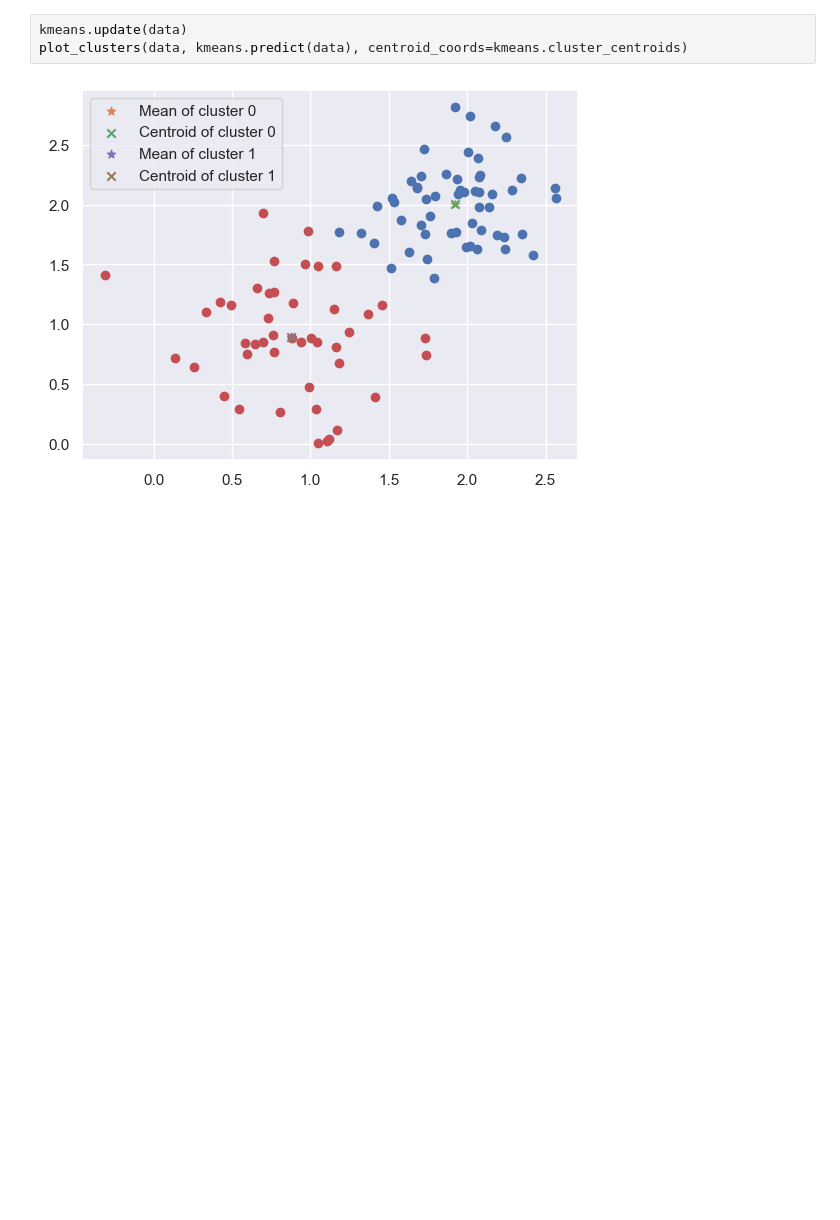
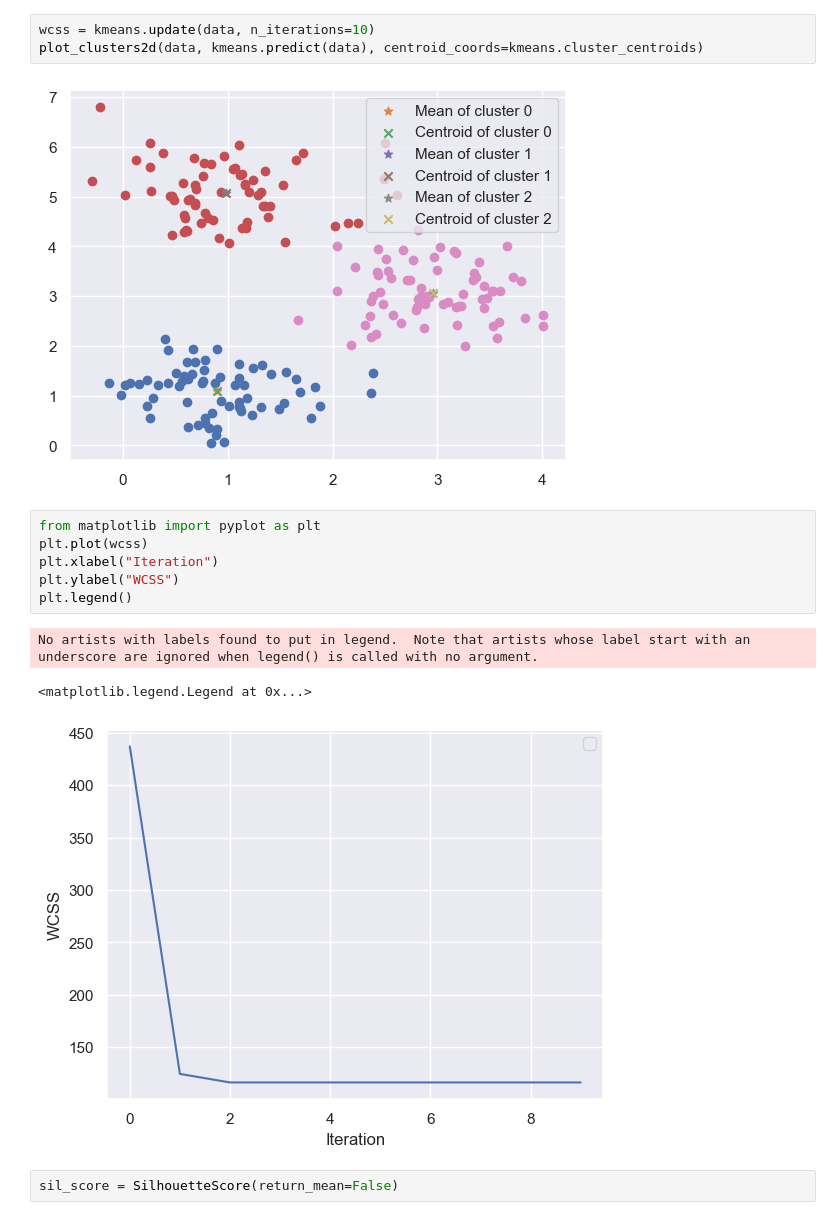
Before and after one commit to djvaroli/kernel-zero, a Jupyter notebook: ml/unsupervised/kmeans/kmeans.ipynb, the cells around one changed output. Saved outputs shown, nothing was run; the diff lists cells and outputs as text; blank space fills up the shorter version.

```diff
--- a/ml/unsupervised/kmeans/kmeans.ipynb
+++ b/ml/unsupervised/kmeans/kmeans.ipynb
@@ -46,5 +51,17 @@ plot_clusters(data, kmeans.predict(data), centroid_coords=kmeans.cluster_centroi
 # %%
-kmeans.update(data)
-plot_clusters(data, kmeans.predict(data), centroid_coords=kmeans.cluster_centroids)
+wcss = kmeans.update(data, n_iterations=10)
+plot_clusters2d(data, kmeans.predict(data), centroid_coords=kmeans.cluster_centroids)
 # %% [output]
-[figure, old version]
+[figure, new version]
+# %%
+from matplotlib import pyplot as plt
+plt.plot(wcss)
+plt.xlabel("Iteration")
+plt.ylabel("WCSS")
+plt.legend()
+# %% [output]
+No artists with labels found to put in legend.  Note that artists whose label start with an underscore are ignored when legend() is called with no argument.
+<matplotlib.legend.Legend at 0x...>
+[figure, added]
+# %%
+sil_score = SilhouetteScore(return_mean=False)
```
Also changed, not shown: parts of 11 cells of this notebook, 1 other file.
